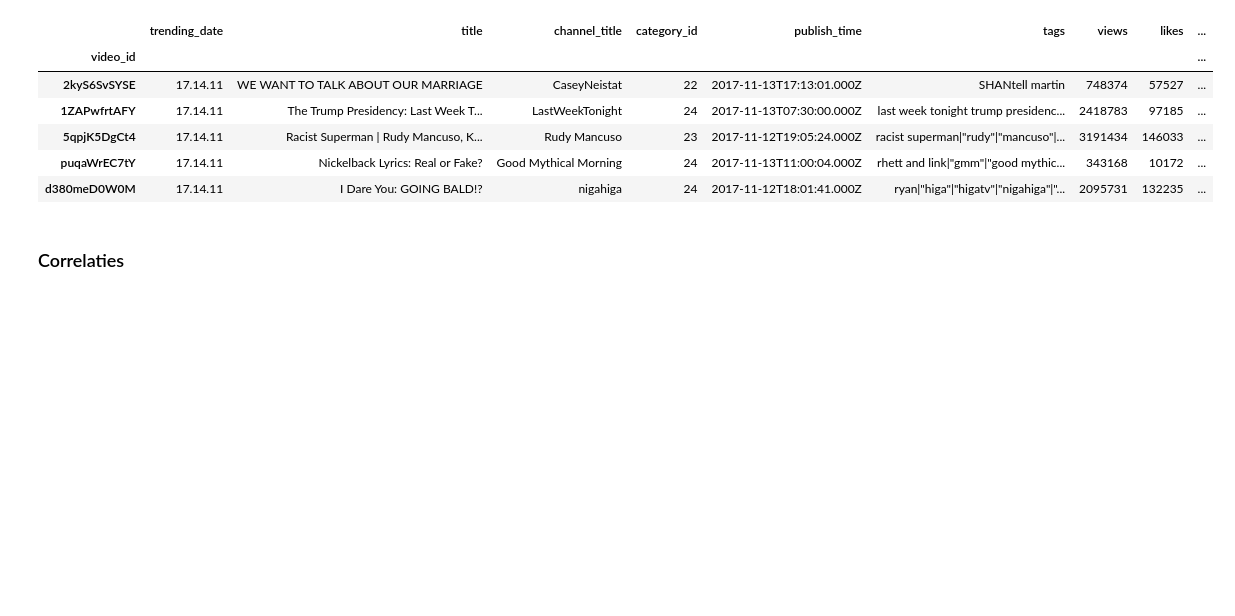
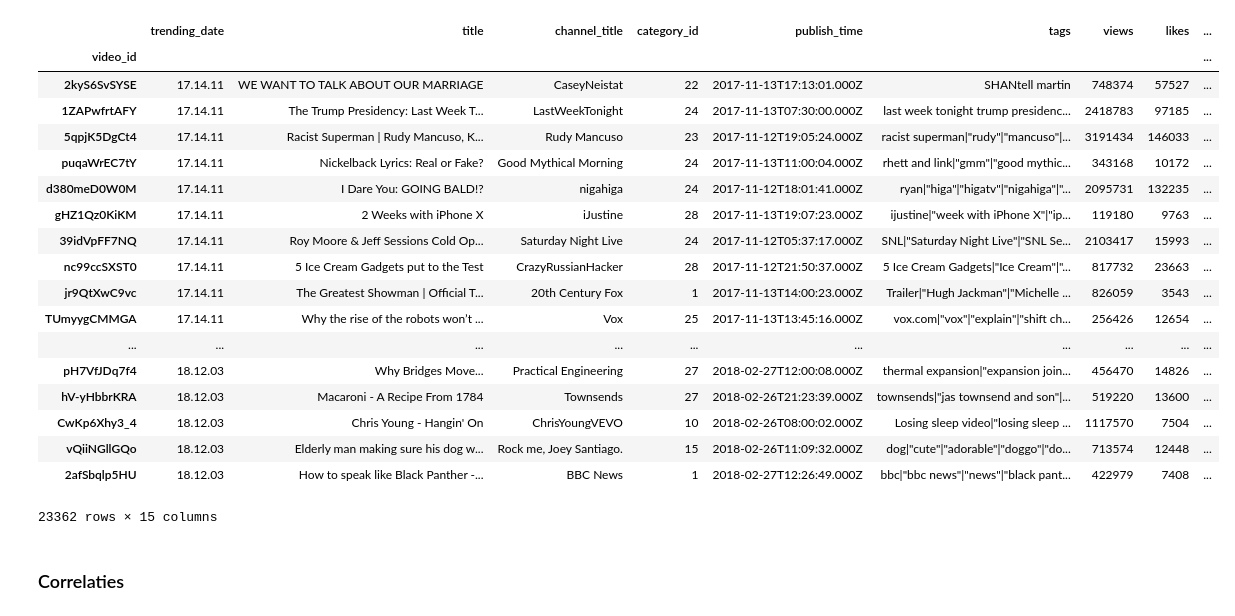
Before and after one commit to SandervWickeren/DataScience_YouTube, a Jupyter notebook: Project-YouTube.ipynb, the cells around one changed output. Cells and saved outputs as stored; diff of their text form; code cells hidden in the pictures; blank space fills up the shorter version.

```diff
--- a/Project-YouTube.ipynb
+++ b/Project-YouTube.ipynb
@@ -4,15 +4,27 @@ import pandas as pd
 from collections import Counter
 # %%
 trending = pd.DataFrame.from_csv('USvideos.csv')
-trending.head()
+trending
 # %% [output]
 |  | trending_date | title | channel_title | category_id | publish_time | tags | views | likes | ... |
 | video_id |  |  |  |  |  |  |  |  | ... |
 | 2kyS6SvSYSE | 17.14.11 | WE WANT TO TALK ABOUT OUR MARRIAGE | CaseyNeistat | 22 | 2017-11-13T17:13:01.000Z | SHANtell martin | 748374 | 57527 | ... |
 | 1ZAPwfrtAFY | 17.14.11 | The Trump Presidency: Last Week T... | LastWeekTonight | 24 | 2017-11-13T07:30:00.000Z | last week tonight trump presidenc... | 2418783 | 97185 | ... |
 | 5qpjK5DgCt4 | 17.14.11 | Racist Superman | Rudy Mancuso, K... | Rudy Mancuso | 23 | 2017-11-12T19:05:24.000Z | racist superman|"rudy"|"mancuso"|... | 3191434 | 146033 | ... |
 | puqaWrEC7tY | 17.14.11 | Nickelback Lyrics: Real or Fake? | Good Mythical Morning | 24 | 2017-11-13T11:00:04.000Z | rhett and link|"gmm"|"good mythic... | 343168 | 10172 | ... |
 | d380meD0W0M | 17.14.11 | I Dare You: GOING BALD!? | nigahiga | 24 | 2017-11-12T18:01:41.000Z | ryan|"higa"|"higatv"|"nigahiga"|"... | 2095731 | 132235 | ... |
+| gHZ1Qz0KiKM | 17.14.11 | 2 Weeks with iPhone X | iJustine | 28 | 2017-11-13T19:07:23.000Z | ijustine|"week with iPhone X"|"ip... | 119180 | 9763 | ... |
+| 39idVpFF7NQ | 17.14.11 | Roy Moore & Jeff Sessions Cold Op... | Saturday Night Live | 24 | 2017-11-12T05:37:17.000Z | SNL|"Saturday Night Live"|"SNL Se... | 2103417 | 15993 | ... |
+| nc99ccSXST0 | 17.14.11 | 5 Ice Cream Gadgets put to the Test | CrazyRussianHacker | 28 | 2017-11-12T21:50:37.000Z | 5 Ice Cream Gadgets|"Ice Cream"|"... | 817732 | 23663 | ... |
+| jr9QtXwC9vc | 17.14.11 | The Greatest Showman | Official T... | 20th Century Fox | 1 | 2017-11-13T14:00:23.000Z | Trailer|"Hugh Jackman"|"Michelle ... | 826059 | 3543 | ... |
+| TUmyygCMMGA | 17.14.11 | Why the rise of the robots won’t ... | Vox | 25 | 2017-11-13T13:45:16.000Z | vox.com|"vox"|"explain"|"shift ch... | 256426 | 12654 | ... |
+| ... | ... | ... | ... | ... | ... | ... | ... | ... | ... |
+| pH7VfJDq7f4 | 18.12.03 | Why Bridges Move... | Practical Engineering | 27 | 2018-02-27T12:00:08.000Z | thermal expansion|"expansion join... | 456470 | 14826 | ... |
+| hV-yHbbrKRA | 18.12.03 | Macaroni - A Recipe From 1784 | Townsends | 27 | 2018-02-26T21:23:39.000Z | townsends|"jas townsend and son"|... | 519220 | 13600 | ... |
+| CwKp6Xhy3_4 | 18.12.03 | Chris Young - Hangin' On | ChrisYoungVEVO | 10 | 2018-02-26T08:00:02.000Z | Losing sleep video|"losing sleep ... | 1117570 | 7504 | ... |
+| vQiiNGllGQo | 18.12.03 | Elderly man making sure his dog w... | Rock me, Joey Santiago. | 15 | 2018-02-26T11:09:32.000Z | dog|"cute"|"adorable"|"doggo"|"do... | 713574 | 12448 | ... |
+| 2afSbqlp5HU | 18.12.03 | How to speak like Black Panther -... | BBC News | 1 | 2018-02-27T12:26:49.000Z | bbc|"bbc news"|"news"|"black pant... | 422979 | 7408 | ... |
+23362 rows × 15 columns
 # %% [markdown]
 ### Correlaties
 # %%
```
Also changed, not shown: parts of 11 cells of this notebook.
